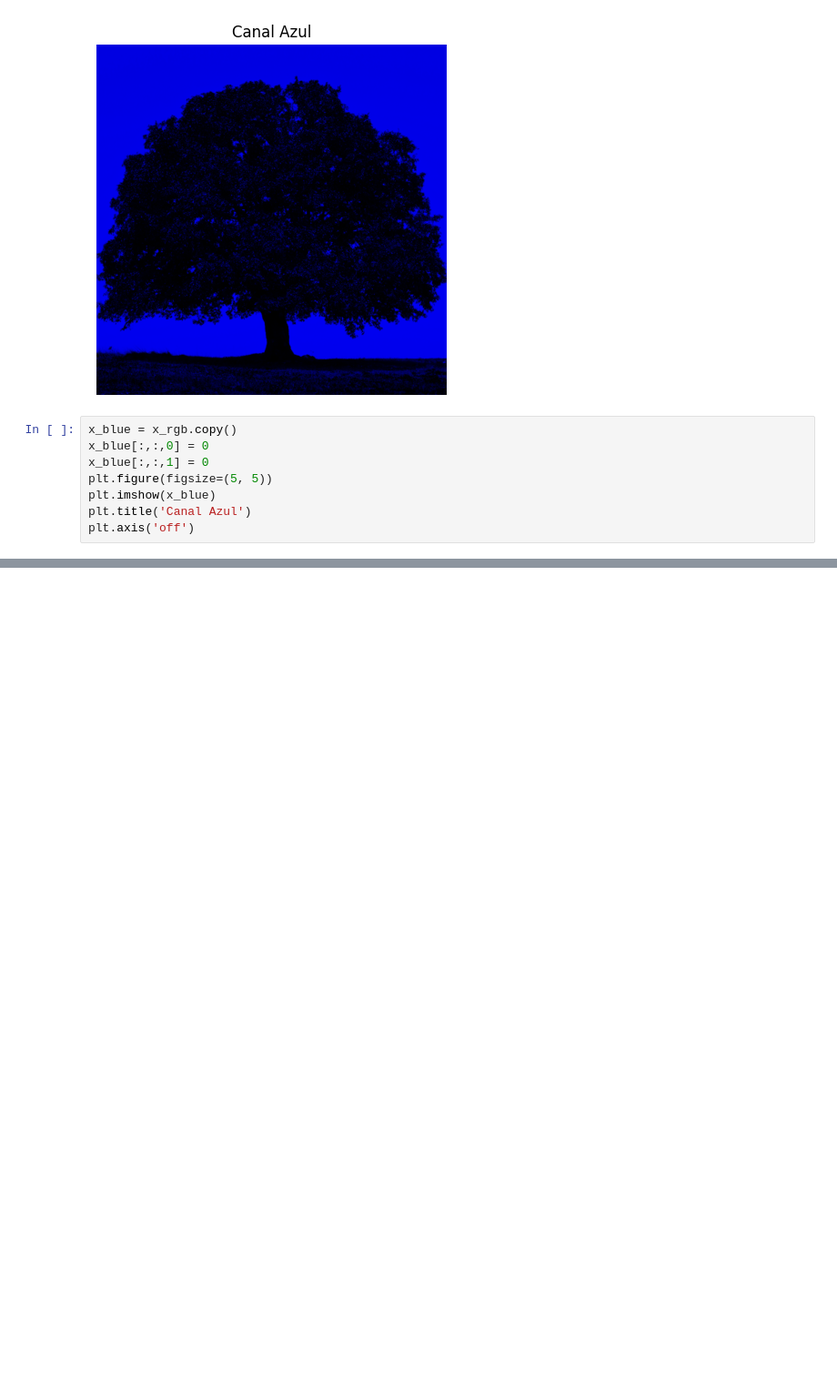
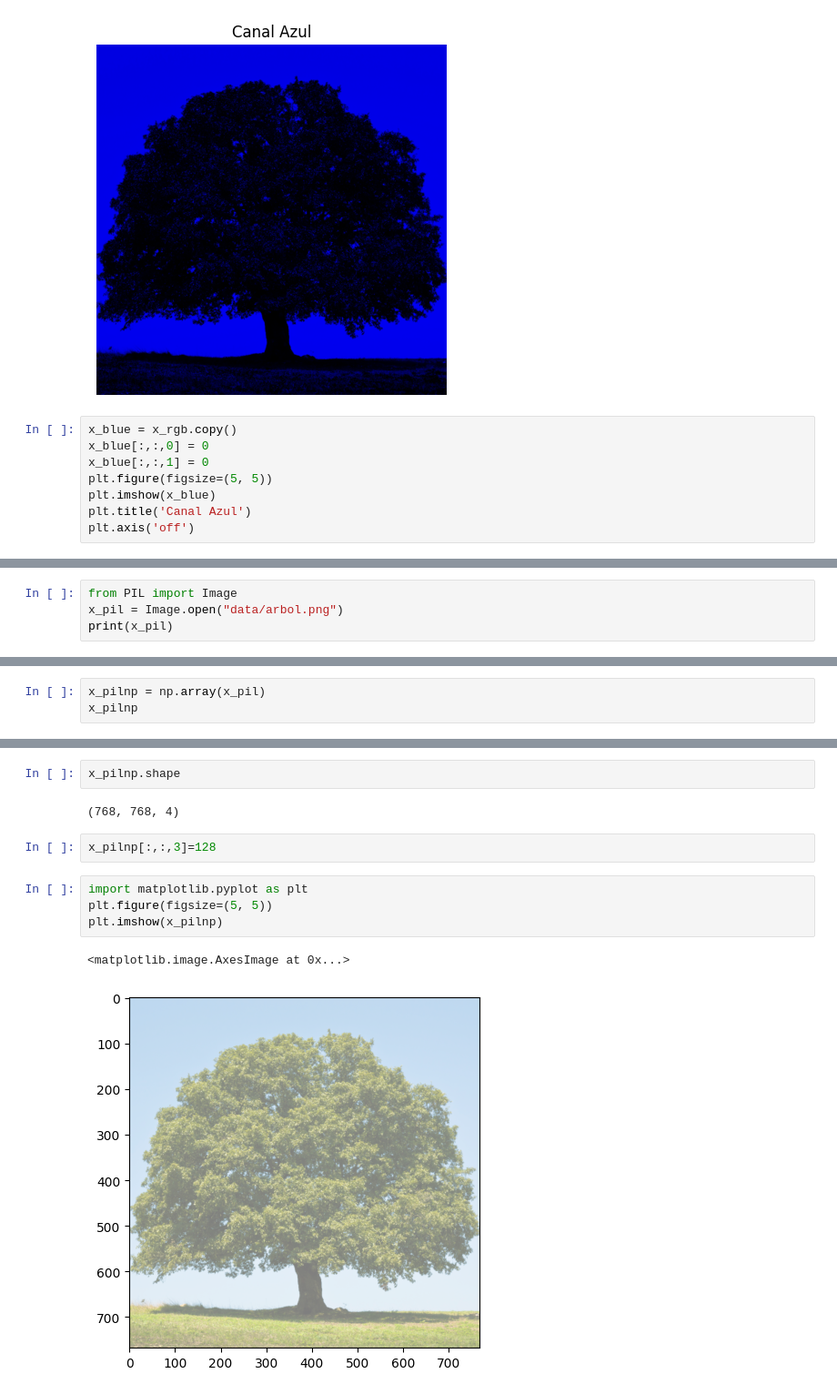
Before and after one commit to vc-2026-i/tema03-mapas-de-colores, a Jupyter notebook: notebook.ipynb, the cells around one changed output, grey strips where cells are left out. Shown at 91% size. Saved outputs shown, nothing was run; the diff lists cells and outputs as text; blank space fills up the shorter version.

```diff
--- a/notebook.ipynb
+++ b/notebook.ipynb
@@ -148,0 +178,4 @@ plt.axis('off')
+# %%
+from PIL import Image
+x_pil = Image.open("data/arbol.png")
+print(x_pil)
@@ -148,0 +193,3 @@ plt.axis('off')
+# %%
+x_pilnp = np.array(x_pil)
+x_pilnp
@@ -148,0 +214,13 @@ plt.axis('off')
+# %%
+x_pilnp.shape
+# %% [output]
+(768, 768, 4)
+# %%
+x_pilnp[:,:,3]=128
+# %%
+import matplotlib.pyplot as plt
+plt.figure(figsize=(5, 5))
+plt.imshow(x_pilnp)
+# %% [output]
+<matplotlib.image.AxesImage at 0x...>
+[figure, added]
```
Also changed, not shown: parts of 7 cells of this notebook.
